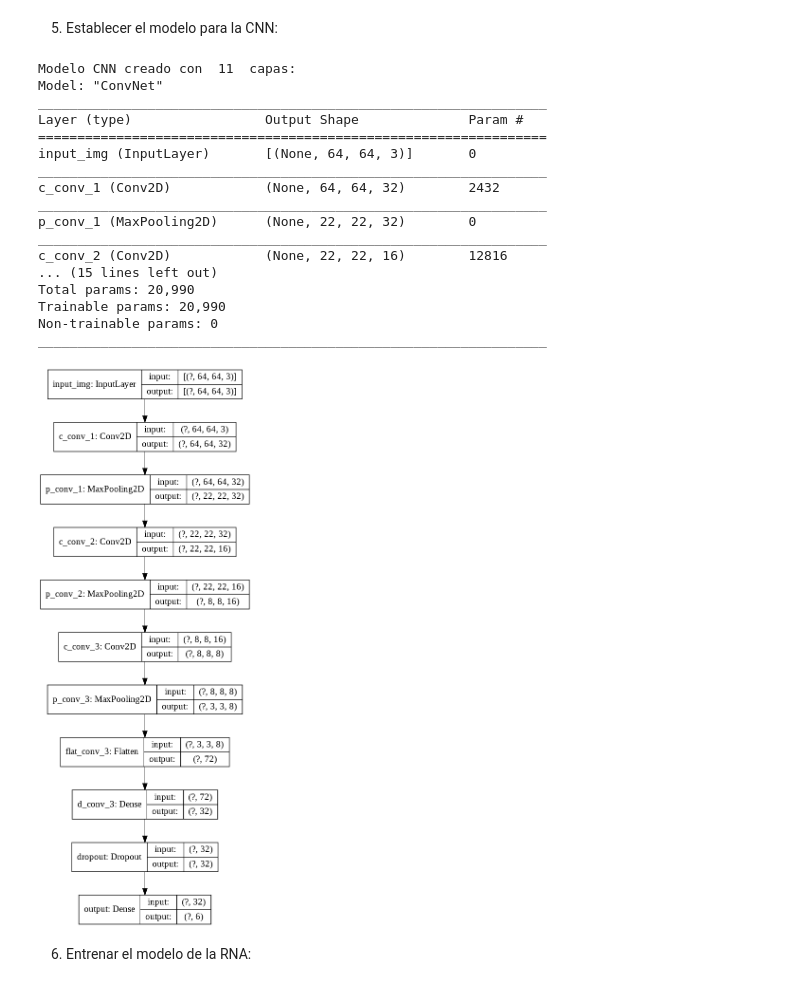
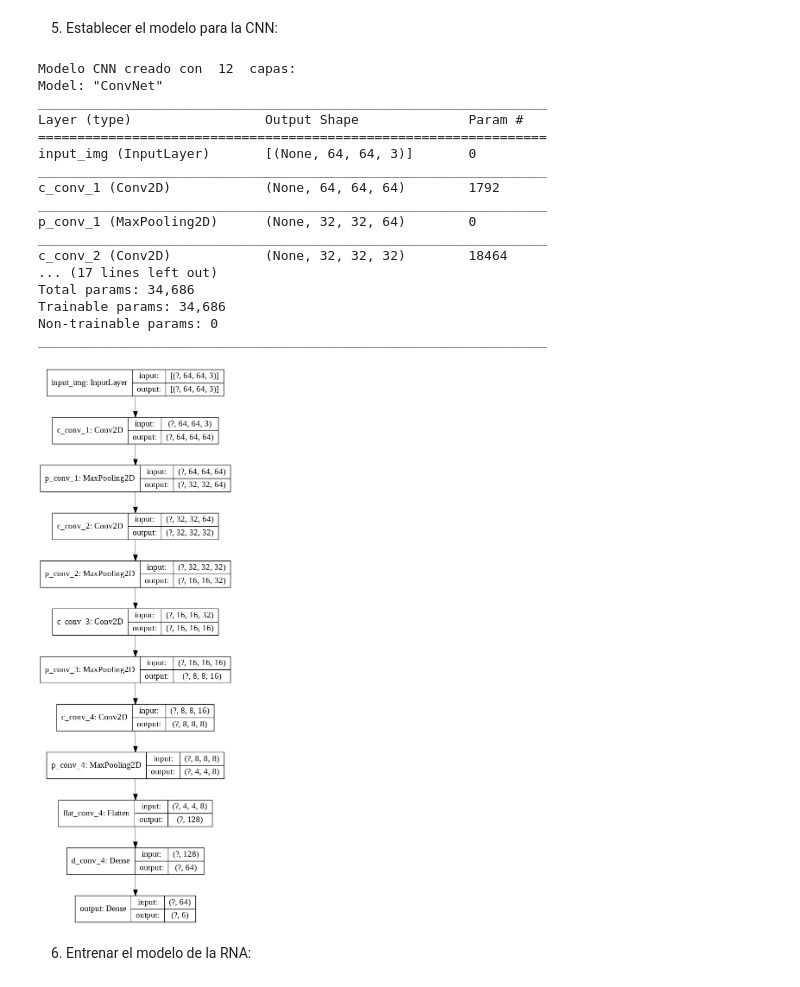
Before and after one commit to PGP-MachineLearning/demoANIMALES, a Jupyter notebook: Imag CNN ANIMALES.ipynb, the cells around one changed output. Drawn from its saved outputs; the diff is of its cells as text; code cells hidden in the pictures.

```diff
--- a/Imag CNN ANIMALES.ipynb
+++ b/Imag CNN ANIMALES.ipynb
@@ -40,12 +40,12 @@ imagen_color = True #@param {type:"boolean"}
 imagen_usar_generadas_data_augmentation = True #@param {type:"boolean"}
 
 #@markdown ### Parámetros de la red:
-cnn_tamaño_kernel = 5 #@param {type:"integer"}
-cnn_tamaño_pooling = 3 #@param {type:"integer"}
-cnn_cantidad_capas_ocultas = 3 #@param {type:"integer"}
-cnn_cantidad_neuronas_Dense = 32 #@param {type:"integer"}
+cnn_tamaño_kernel =  3#@param {type:"integer"}
+cnn_tamaño_pooling = 2 #@param {type:"integer"}
+cnn_cantidad_capas_ocultas =  4#@param {type:"integer"}
+cnn_cantidad_neuronas_Dense = 64 #@param {type:"integer"}
 cnn_tipo_capa_salida = 'softmax-MultiClase' #@param ["lineal-Numero", "softmax-MultiClase"]
-cnn_cant_epocas_entrenamiento =  150#@param {type:"integer"}
+cnn_cant_epocas_entrenamiento =  250#@param {type:"integer"}
 
 
 ## aplicación de los parámetros elegidos
@@ -282,48 +282,48 @@ for i in range(len(cnn_filters)):
 #  agrega capa Flatten y Dense
 eachLay = Flatten(name='flat_'+auxlayerName)(eachLay)
 eachLay = Dense(num_Dense_out, activation='relu', name='d_'+auxlayerName)(eachLay)
-eachLay = Dropout(0.5)(eachLay)
+##eachLay = Dropout(0.5)(eachLay)
 
 # agrega capa de salida
 if tipo_output_softMax:
     # se genera una capa softmax
     output_img_Lay = Dense(units = len(dictMapeo), activation='softmax', name='output')(eachLay) # capa de salida
 else:
     # se genera una capa lineal con una salida numérica
     output_img_Lay = Dense(1, activation=None, name='output')(eachLay) # capa de salida
 
 # genera el modelo Deep Autoencoder
 model = Model(input_img_Lay, output_img_Lay, name='ConvNet')
 if tipo_output_softMax:
     # utiliza un loss de multiple clases
     model.compile(optimizer='adam', loss='categorical_crossentropy', metrics=['accuracy'])
 else:
     # utiliza un loss de valor numérico
     model.compile(optimizer='adam', loss='mse', metrics=['accuracy'])
 
 print("Modelo CNN creado con ", len(model.layers), " capas:")
 model.summary()
 print("\n")
 plot_model(model, show_layer_names=True, show_shapes=True)
 # %% [output]
-Modelo CNN creado con  11  capas:
+Modelo CNN creado con  12  capas:
 Model: "ConvNet"
 _________________________________________________________________
 Layer (type)                 Output Shape              Param #
 =================================================================
 input_img (InputLayer)       [(None, 64, 64, 3)]       0
 _________________________________________________________________
-c_conv_1 (Conv2D)            (None, 64, 64, 32)        2432
+c_conv_1 (Conv2D)            (None, 64, 64, 64)        1792
 _________________________________________________________________
-p_conv_1 (MaxPooling2D)      (None, 22, 22, 32)        0
+p_conv_1 (MaxPooling2D)      (None, 32, 32, 64)        0
 _________________________________________________________________
-c_conv_2 (Conv2D)            (None, 22, 22, 16)        12816
-... (15 lines left out)
-Total params: 20,990
-Trainable params: 20,990
+c_conv_2 (Conv2D)            (None, 32, 32, 32)        18464
+... (17 lines left out)
+Total params: 34,686
+Trainable params: 34,686
 Non-trainable params: 0
 _________________________________________________________________
-[figure, old version]
+[figure, new version]
 # %% [markdown]
 6) Entrenar el modelo de la RNA:
 # %%
```
Also changed, not shown: parts of 7 cells of this notebook, 7 other files.
